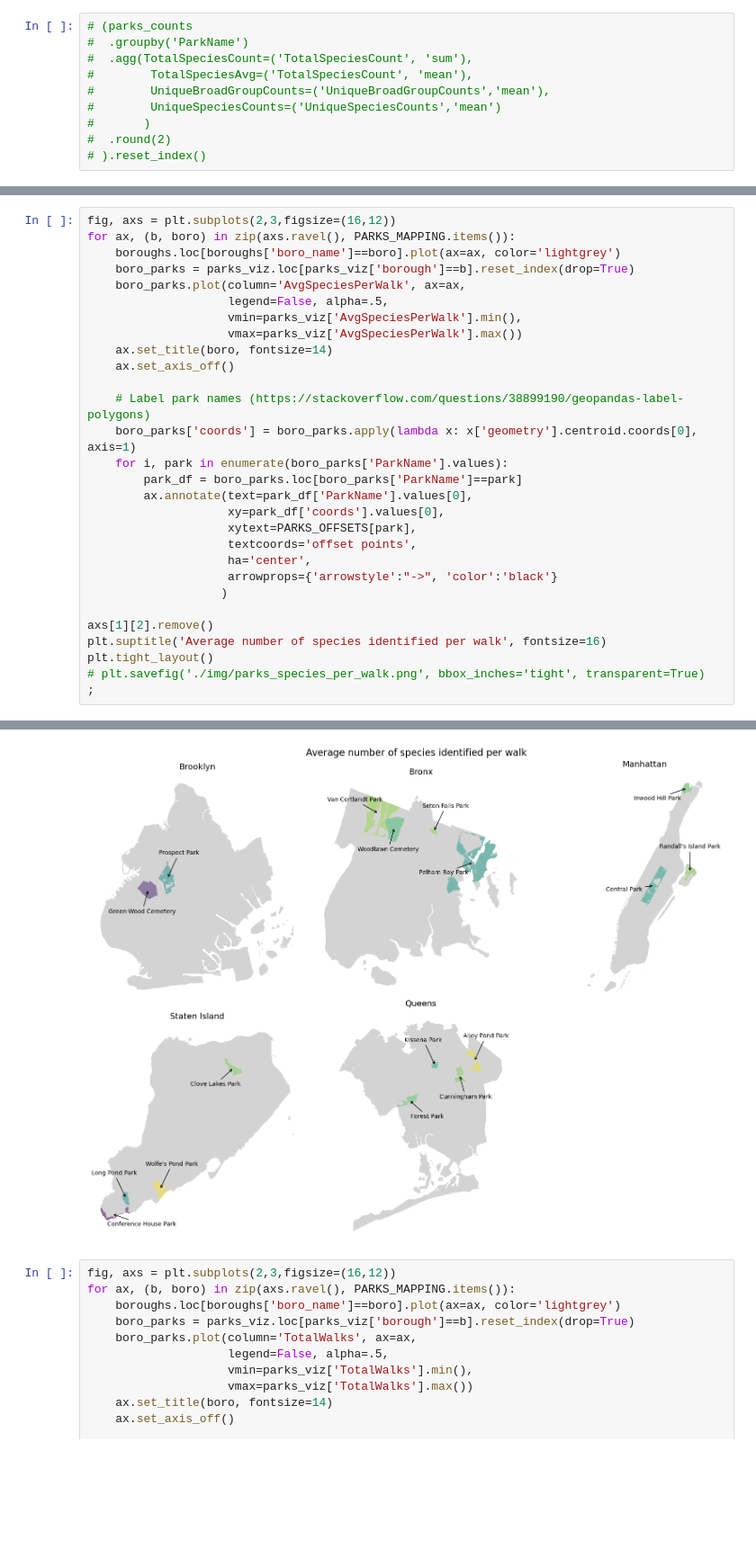
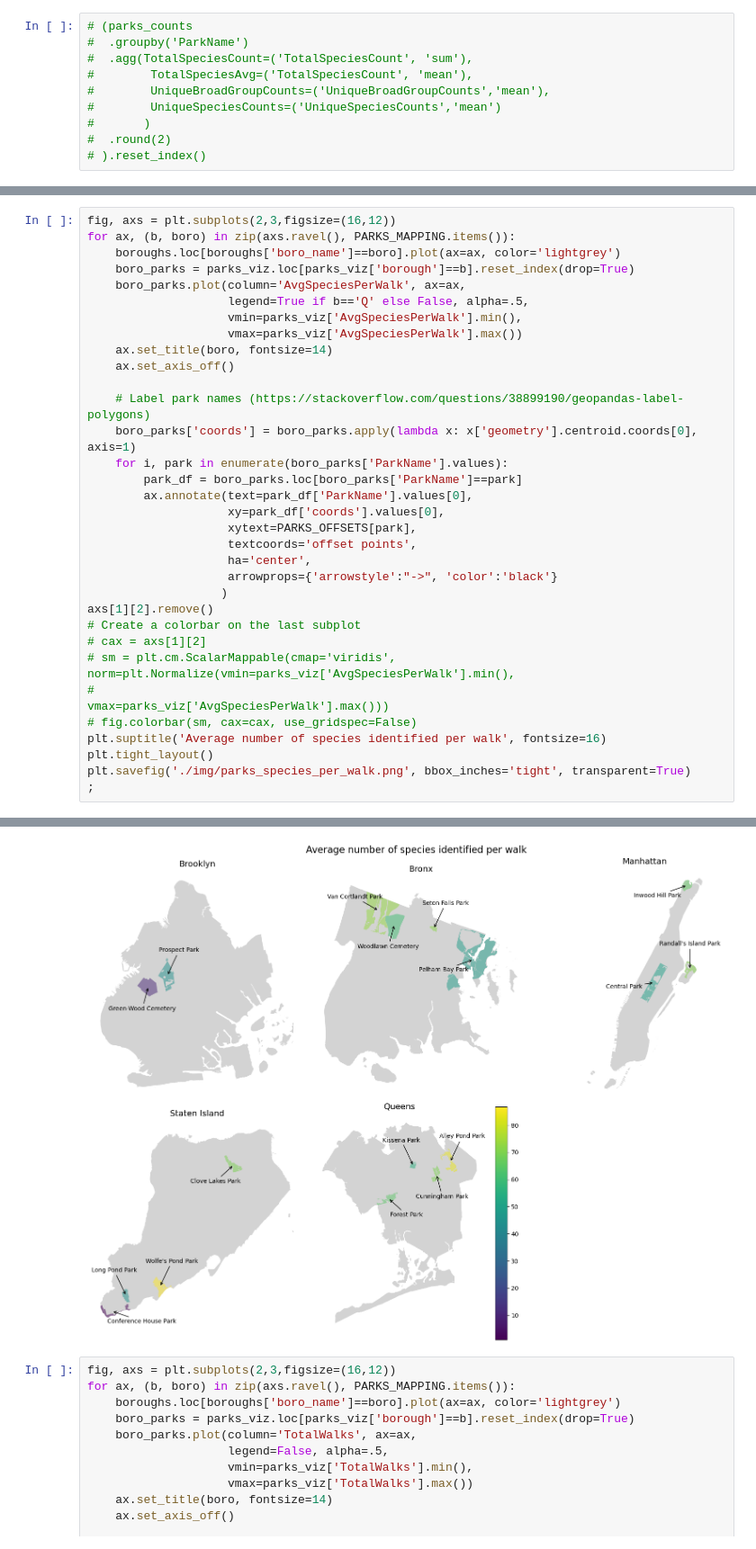
Before and after one commit to newyorkmyc/walks-list, a Jupyter notebook: mapping.ipynb, the cells around one changed output, grey strips where cells are left out. Shown at 90% size. Drawn from its saved outputs; the diff is of its cells as text; blank space fills up the shorter version.

```diff
--- a/mapping.ipynb
+++ b/mapping.ipynb
@@ -356,35 +356,39 @@ for i, idx in enumerate(parks_viz.index):
 # %%
 fig, axs = plt.subplots(2,3,figsize=(16,12))
 for ax, (b, boro) in zip(axs.ravel(), PARKS_MAPPING.items()):
     boroughs.loc[boroughs['boro_name']==boro].plot(ax=ax, color='lightgrey')
     boro_parks = parks_viz.loc[parks_viz['borough']==b].reset_index(drop=True)
     boro_parks.plot(column='AvgSpeciesPerWalk', ax=ax,
-                    legend=False, alpha=.5,
+                    legend=True if b=='Q' else False, alpha=.5,
                     vmin=parks_viz['AvgSpeciesPerWalk'].min(),
                     vmax=parks_viz['AvgSpeciesPerWalk'].max())
     ax.set_title(boro, fontsize=14)
     ax.set_axis_off()
 
     # Label park names (https://stackoverflow.com/questions/38899190/geopandas-label-polygons)
     boro_parks['coords'] = boro_parks.apply(lambda x: x['geometry'].centroid.coords[0], axis=1)
     for i, park in enumerate(boro_parks['ParkName'].values):
         park_df = boro_parks.loc[boro_parks['ParkName']==park]
         ax.annotate(text=park_df['ParkName'].values[0],
                     xy=park_df['coords'].values[0],
                     xytext=PARKS_OFFSETS[park],
                     textcoords='offset points',
                     ha='center',
                     arrowprops={'arrowstyle':"->", 'color':'black'}
                    )
-
 axs[1][2].remove()
+# Create a colorbar on the last subplot
+# cax = axs[1][2]
+# sm = plt.cm.ScalarMappable(cmap='viridis', norm=plt.Normalize(vmin=parks_viz['AvgSpeciesPerWalk'].min(),
+#                                                               vmax=parks_viz['AvgSpeciesPerWalk'].max()))
+# fig.colorbar(sm, cax=cax, use_gridspec=False)
 plt.suptitle('Average number of species identified per walk', fontsize=16)
 plt.tight_layout()
-# plt.savefig('./img/parks_species_per_walk.png', bbox_inches='tight', transparent=True)
+plt.savefig('./img/parks_species_per_walk.png', bbox_inches='tight', transparent=True)
 ;
 # %% [output]
 ''
-[figure, old version]
+[figure, new version]
 # %%
 fig, axs = plt.subplots(2,3,figsize=(16,12))
 for ax, (b, boro) in zip(axs.ravel(), PARKS_MAPPING.items()):
```
Also changed, not shown: 5 other files.
